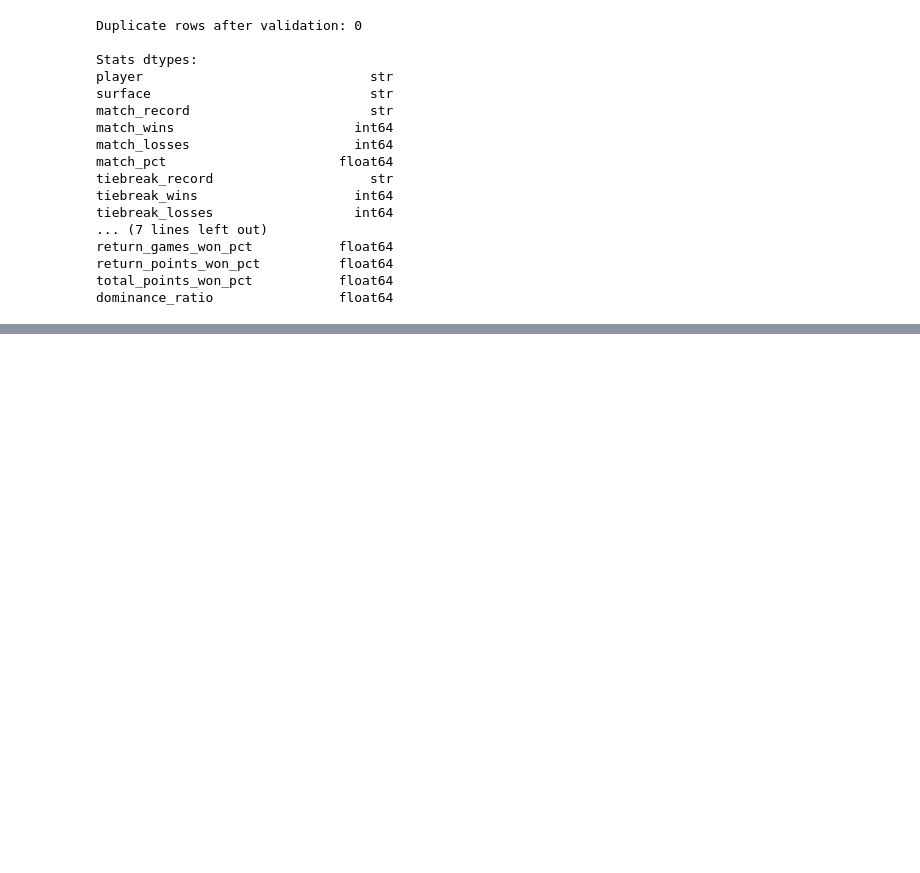
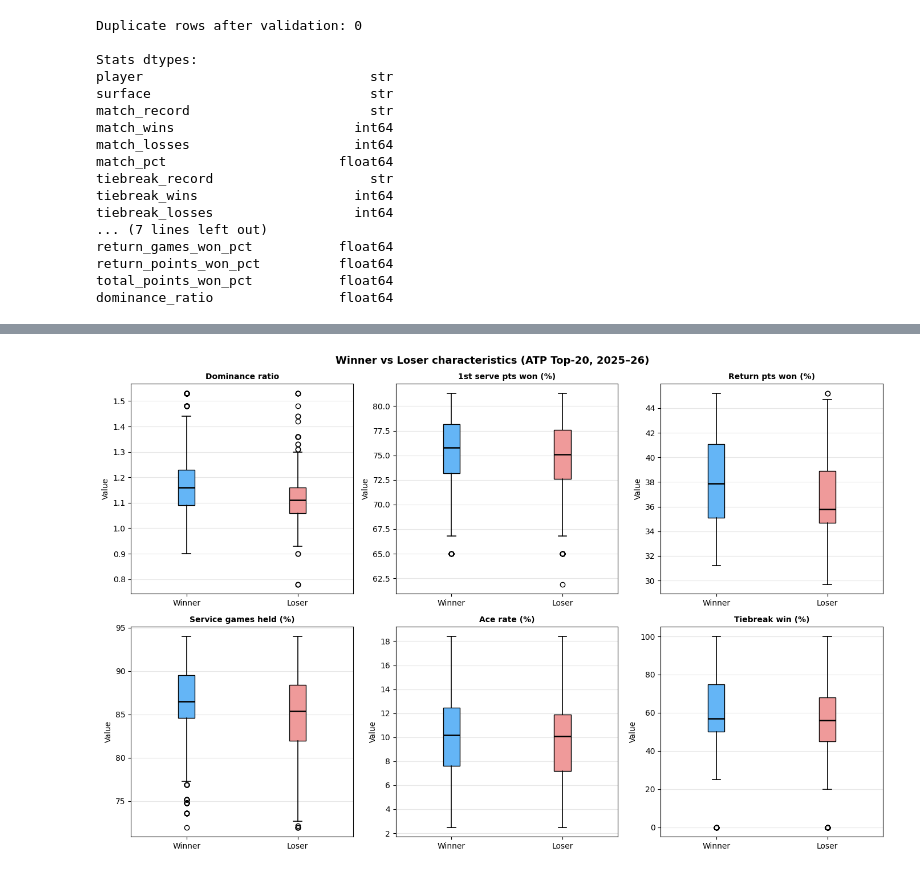
Before and after one commit to rubenk02/ProgrammingProject, a Jupyter notebook: analysis.ipynb, the cells around one changed output, grey strips where cells are left out. Cells and saved outputs as stored; diff of their text form; code cells hidden in the pictures; blank space fills up the shorter version.

```diff
--- a/analysis.ipynb
+++ b/analysis.ipynb
@@ -226,0 +551,16 @@ dominance_ratio                float64
+# %%
+# Delta = winner stat − loser stat for each metric
+# A positive delta means the winner was better on that characteristic
+delta_cols = {}
+for col in stat_cols:
+    delta_name = f"delta_{col}"
+    enriched[delta_name] = enriched[f"w_{col}"] - enriched[f"l_{col}"]
+    delta_cols[col] = delta_name
+
+enriched["delta_rank"] = enriched["loser_rank_at_match"] - enriched["winner_rank_at_match"]
+enriched["delta_age"]  = enriched["winner_age"] - enriched["loser_age"]
+
+print("Delta columns added:")
+for orig, delta in delta_cols.items():
+    mean_val = enriched[delta].mean()
+    print(f"  {delta:45s}  mean = {mean_val:+.3f}")
@@ -226,0 +578,39 @@ dominance_ratio                float64
+# %%
+plot_stats = [
+    ("w_dominance_ratio",            "l_dominance_ratio",            "Dominance ratio"),
+    ("w_first_serve_points_won_pct", "l_first_serve_points_won_pct", "1st serve pts won (%)"),
+    ("w_return_points_won_pct",      "l_return_points_won_pct",      "Return pts won (%)"),
+    ("w_service_games_held_pct",     "l_service_games_held_pct",     "Service games held (%)"),
+    ("w_ace_rate_pct",               "l_ace_rate_pct",               "Ace rate (%)"),
+    ("w_tiebreak_pct",               "l_tiebreak_pct",               "Tiebreak win (%)"),
+]
+
+fig, axes = plt.subplots(2, 3, figsize=(14, 9))
+axes = axes.flatten()
+
+for ax, (w_col, l_col, title) in zip(axes, plot_stats):
+    w_vals = enriched[w_col].dropna()
+    l_vals = enriched[l_col].dropna()
+
+    bp = ax.boxplot(
+        [w_vals, l_vals],
+        labels=["Winner", "Loser"],
+        patch_artist=True,
+        medianprops=dict(color="black", linewidth=1.8),
+        whiskerprops=dict(linewidth=1.2),
+        capprops=dict(linewidth=1.2),
+    )
+    bp["boxes"][0].set_facecolor("#64B5F6")   # winner = blue
+    bp["boxes"][1].set_facecolor("#EF9A9A")   # loser  = red
+
+    ax.set_title(title, fontsize=10, fontweight="bold")
+    ax.set_ylabel("Value")
+    ax.grid(axis="y", alpha=0.3)
+
+fig.suptitle("Winner vs Loser characteristics (ATP Top-20, 2025–26)",
+             fontsize=13, fontweight="bold")
+plt.tight_layout()
+plt.savefig("q3_winner_vs_loser_boxplots.png", dpi=150, bbox_inches="tight")
+plt.show()
+# %% [output]
+[figure, added]
```
Also changed, not shown: parts of 21 cells of this notebook, 5 other files.
